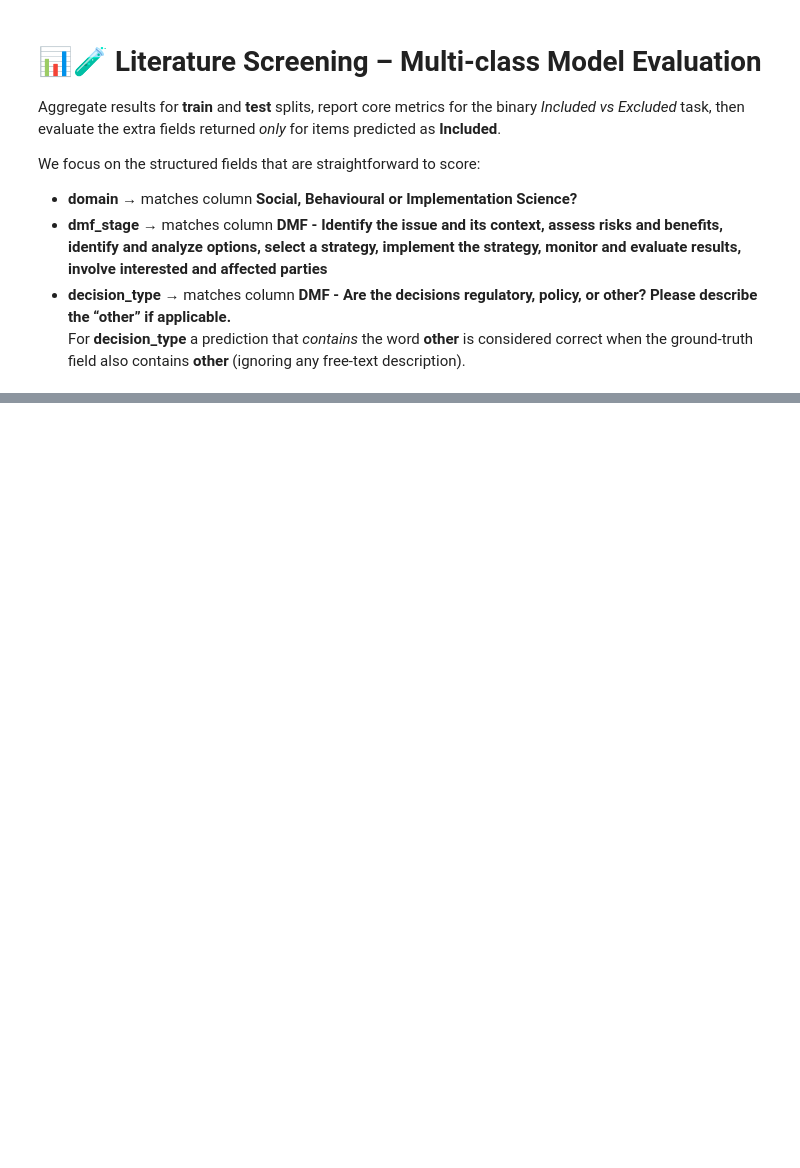
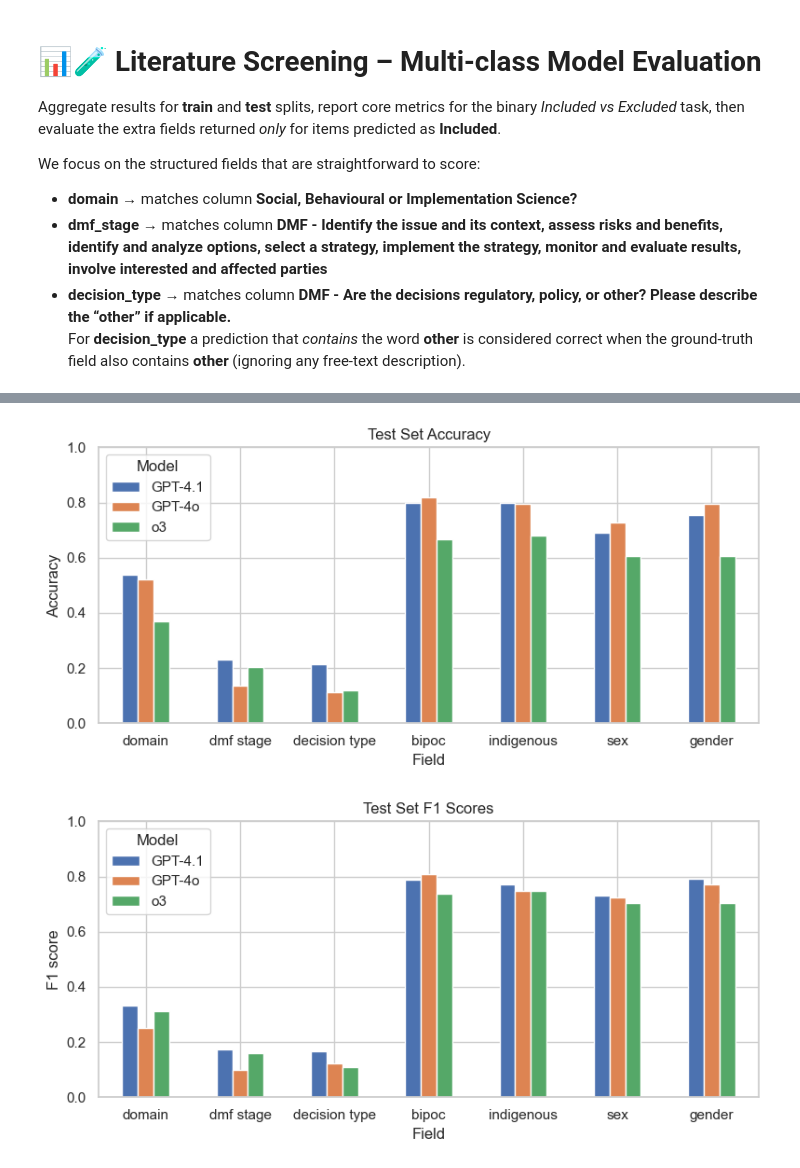
Before and after one commit to hc-sc-ocdo-bdpd/padAIwan, a Jupyter notebook: all_class_files/evaluate_models.ipynb, the cells around one changed output, grey strips where cells are left out. Cells and saved outputs as stored; diff of their text form; code cells hidden in the pictures; blank space fills up the shorter version.

```diff
--- a/all_class_files/evaluate_models.ipynb
+++ b/all_class_files/evaluate_models.ipynb
@@ -433,3 +604,45 @@ else:
+# %%
+# ╔═══════════════════════════════════════════════════════════════════════════╗
+# ║ Cell 8.5 – Create figure for report - extra field performance measures 🔲 ║
+# ╚═══════════════════════════════════════════════════════════════════════════╝
+
+if not a_extra.empty:
+    fig, ax = plt.subplots(figsize=(8, 4))
+    subset_acc = (
+        a_extra[a_extra["split"] == 'test']
+        .pivot(index="field", columns="model", values="accuracy")
+        .reindex(["domain", "dmf_stage", "decision_type", "bipoc", "indigenous", "sex", "gender"])
+    )
+    subset_acc.plot(kind="bar", ax=ax, rot=0)
+    ax.set_title(f"Test Set Accuracy")
+    ax.set_ylabel("Accuracy")
+    ax.set_xlabel("Field")
+    ax.set_ylim(0, 1)
+    ax.set_xticklabels(["domain", "dmf stage", "decision type", "bipoc", "indigenous", "sex", "gender"])
+    ax.legend(["GPT-4.1", "GPT-4o", "o3"], title="Model")
+    plt.tight_layout()
+    plt.show()
+
+    fig2, ax2 = plt.subplots(figsize=(8, 4))
+    subset_f1 = (
+        a_extra[a_extra["split"] == "test"]
+        .pivot(index="field", columns="model", values="f1")
+        .reindex(["domain", "dmf_stage", "decision_type", "bipoc", "indigenous", "sex", "gender"])
+    )
+    subset_f1.plot(kind="bar", ax=ax2, rot=0)
+    ax2.set_title(f"Test Set F1 Scores")
+    ax2.set_ylabel("F1 score")
+    ax2.set_xlabel("Field")
+    ax2.set_ylim(0, 1)
+    ax2.set_xticklabels(["domain", "dmf stage", "decision type", "bipoc", "indigenous", "sex", "gender"])
+    ax2.legend(["GPT-4.1", "GPT-4o", "o3"], title="Model")
+    plt.tight_layout()
+    plt.show()
+else:
+    print("No extra-field metrics to plot.")
+# %% [output]
+[figure, added]
+[figure, added]
 # %%
 # ╔════════════════════════════════════════════════╗
 # ║ Cell 9 – Confusion matrices for binary task 🔲 ║
```
Also changed, not shown: parts of 15 cells of this notebook.
